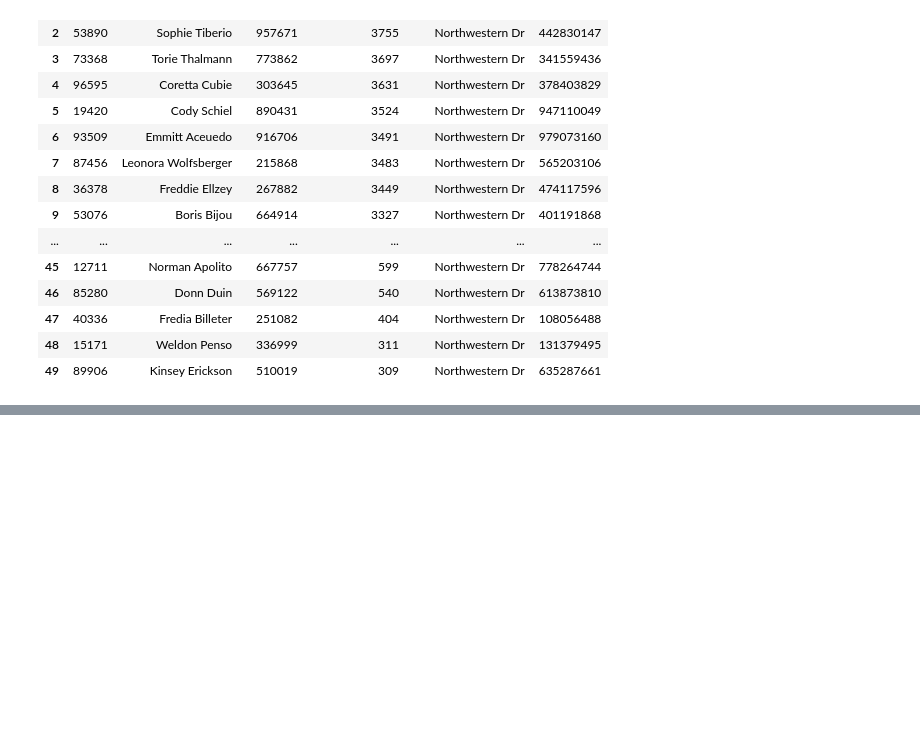
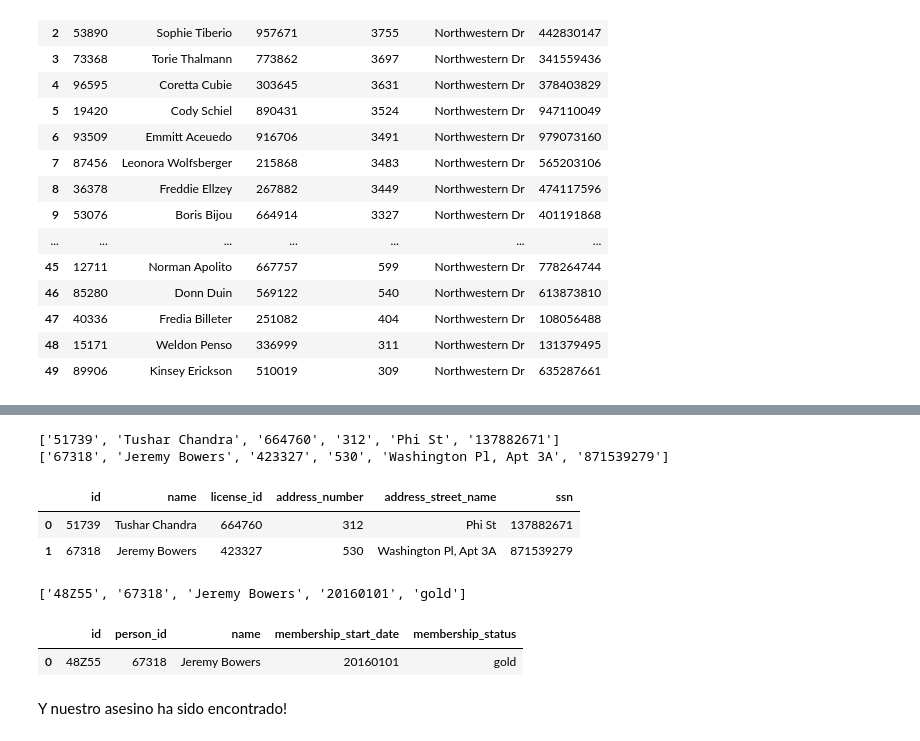
Before and after one commit to alvarosmms/team_challenge_enterprise, a Jupyter notebook: Sprint_6/GameNotebook.ipynb, the cells around one changed output, grey strips where cells are left out. Drawn from its saved outputs; the diff is of its cells as text; code cells hidden in the pictures; blank space fills up the shorter version.

```diff
--- a/Sprint_6/GameNotebook.ipynb
+++ b/Sprint_6/GameNotebook.ipynb
@@ -164,0 +264,30 @@ sql_query(query)
+# %%
+#Buscamos en la tabla person por el numero de license_id
+
+
+query='''
+SELECT *
+FROM person
+WHERE license_id IN ("423327", "664760");
+'''
+sql_query(query)
+# %% [output]
+['51739', 'Tushar Chandra', '664760', '312', 'Phi St', '137882671']
+['67318', 'Jeremy Bowers', '423327', '530', 'Washington Pl, Apt 3A', '871539279']
+|  | id | name | license_id | address_number | address_street_name | ssn |
+| 0 | 51739 | Tushar Chandra | 664760 | 312 | Phi St | 137882671 |
+| 1 | 67318 | Jeremy Bowers | 423327 | 530 | Washington Pl, Apt 3A | 871539279 |
+# %%
+#Buscamos en la tabla get_fit_now_member de acuerdo a person_id
+query='''
+SELECT *
+FROM get_fit_now_member
+WHERE person_id IN ("51739", "67318");
+'''
+sql_query(query)
+# %% [output]
+['48Z55', '67318', 'Jeremy Bowers', '20160101', 'gold']
+|  | id | person_id | name | membership_start_date | membership_status |
+| 0 | 48Z55 | 67318 | Jeremy Bowers | 20160101 | gold |
+# %% [markdown]
+Y nuestro asesino ha sido encontrado!
```
Also changed, not shown: parts of 10 cells of this notebook.
